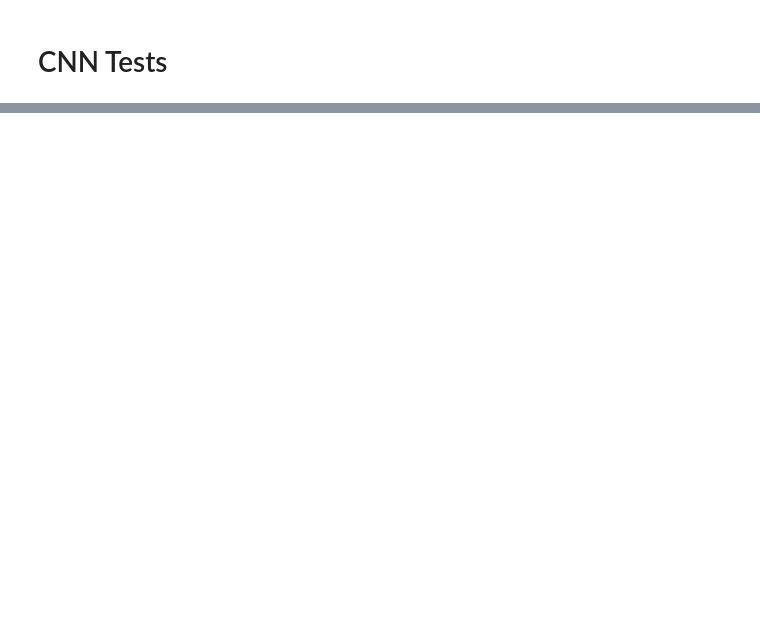
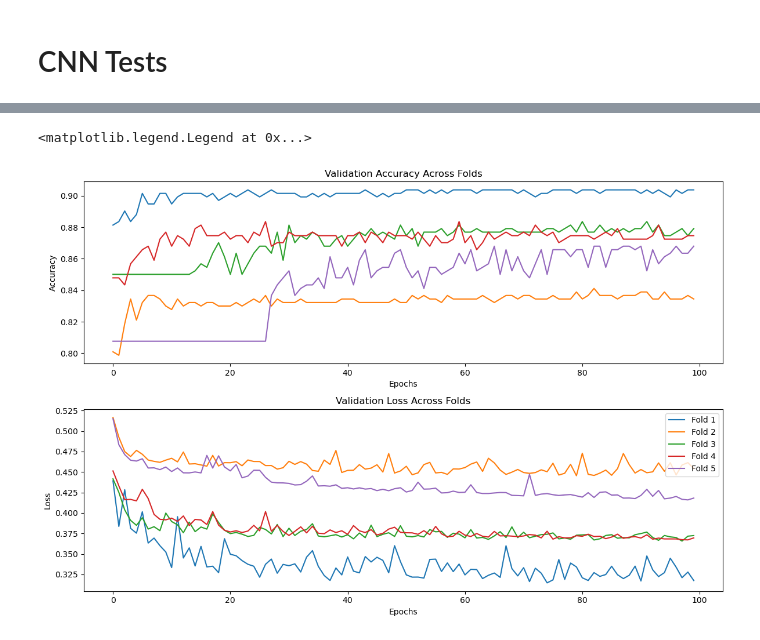
Before and after one commit to azibn/nets2, a Jupyter notebook: notebooks/CNN-test.ipynb, the cells around one changed output, grey strips where cells are left out. Cells and saved outputs as stored; diff of their text form; code cells hidden in the pictures; blank space fills up the shorter version.

```diff
--- a/notebooks/CNN-test.ipynb
+++ b/notebooks/CNN-test.ipynb
@@ -55,0 +67,2 @@ cnn.predict('/Users/azib/Documents/open_source/nets2/cnn-models/ensemble_s0002_i
+# %%
+cnn = stella.ConvNN(output_dir='../cnn-models/',ds=ds)
@@ -55,0 +161,25 @@ cnn.predict('/Users/azib/Documents/open_source/nets2/cnn-models/ensemble_s0002_i
+# %%
+plt.figure(figsize=(12, 8))
+
+# Plot metrics for each fold
+for i in range(5):  # Assuming 5 folds
+    metrics = [cnn.crossval_histories[f'val_accuracy_f{i:03d}'],
+              cnn.crossval_histories[f'val_loss_f{i:03d}']]
+
+    plt.subplot(2, 1, 1)
+    plt.plot(metrics[0], label=f'Fold {i+1}')
+    plt.title('Validation Accuracy Across Folds')
+    plt.xlabel('Epochs')
+    plt.ylabel('Accuracy')
+
+    plt.subplot(2, 1, 2)
+    plt.plot(metrics[1], label=f'Fold {i+1}')
+    plt.title('Validation Loss Across Folds')
+    plt.xlabel('Epochs')
+    plt.ylabel('Loss')
+
+plt.tight_layout()
+plt.legend()
+# %% [output]
+<matplotlib.legend.Legend at 0x...>
+[figure, added]
```
Also changed, not shown: parts of 12 cells of this notebook, 4 other files.
